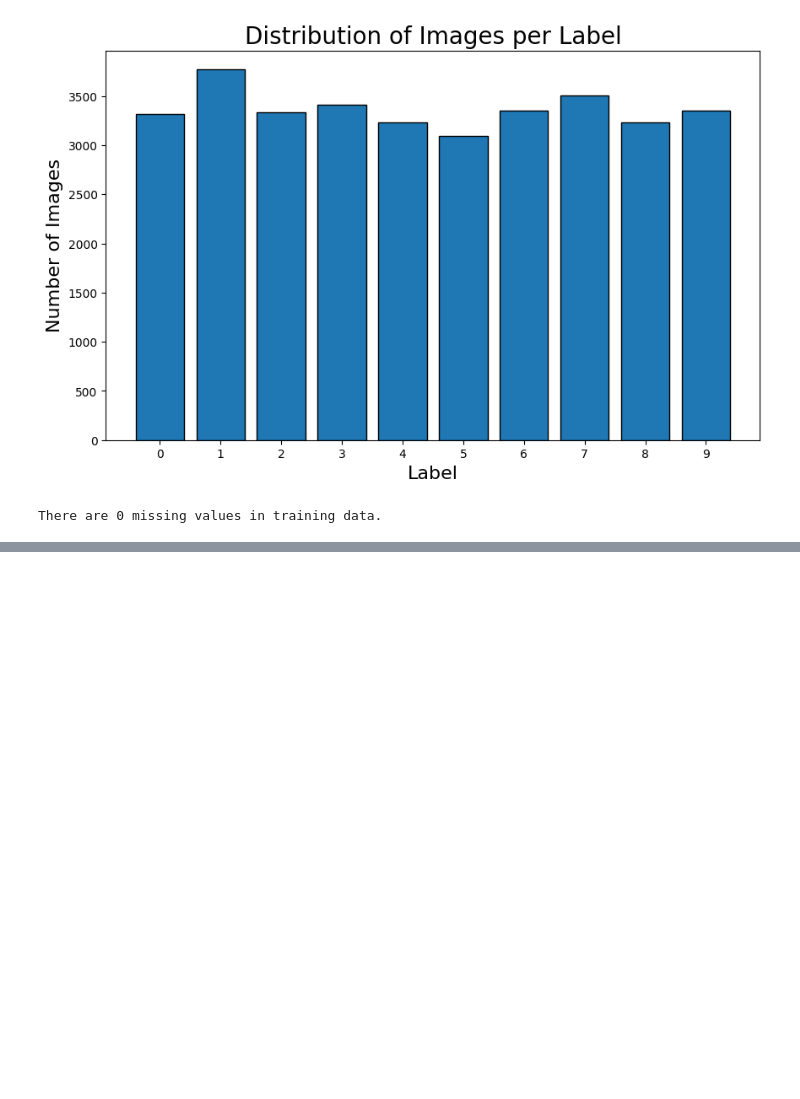
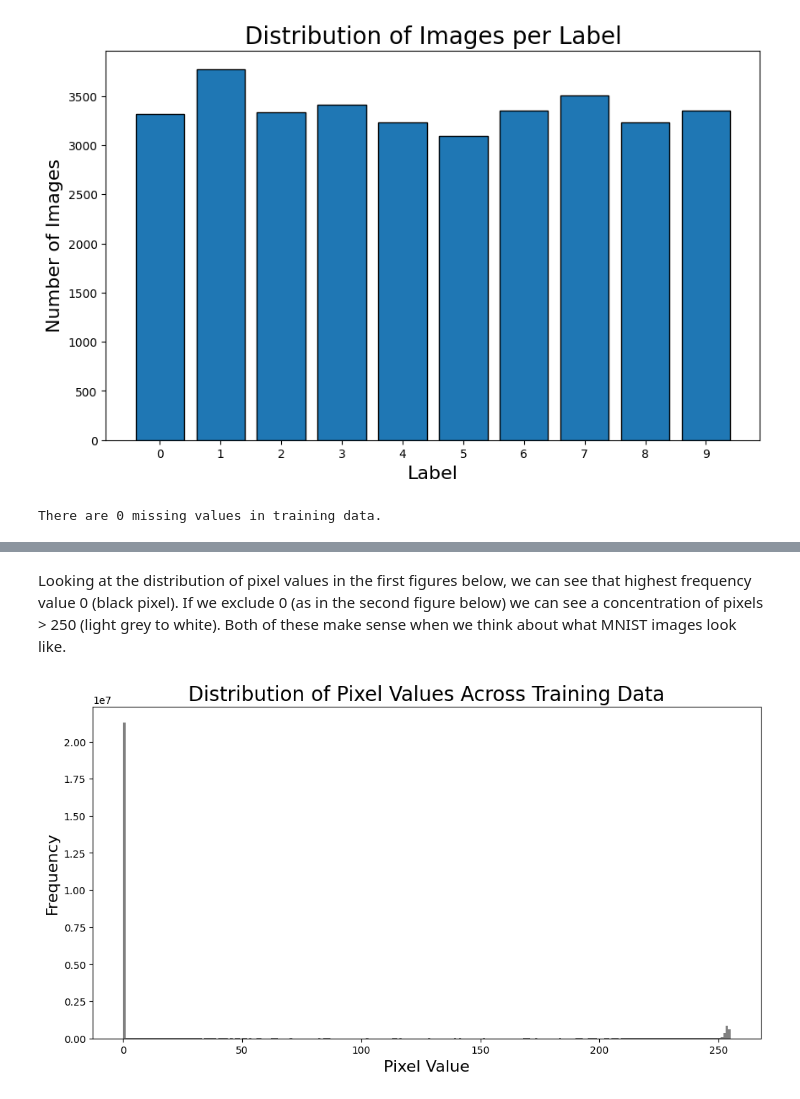
Before and after one commit to CateMerfeld/class_work, a Jupyter notebook: data_mining/cs548_programming_assignment_3.ipynb, the cells around one changed output, grey strips where cells are left out. Cells and saved outputs as stored; diff of their text form; code cells hidden in the pictures; blank space fills up the shorter version.

```diff
--- a/data_mining/cs548_programming_assignment_3.ipynb
+++ b/data_mining/cs548_programming_assignment_3.ipynb
@@ -38,0 +92,14 @@ There are 0 missing values in training data.
+# %% [markdown]
+Looking at the distribution of pixel values in the first figures below, we can see that highest frequency value 0 (black pixel). If we exclude 0 (as in the second figure below) we can see a concentration of pixels > 250 (light grey to white). Both of these make sense when we think about what MNIST images look like.
+# %%
+pixel_values = train_data.drop('label', axis=1).values.flatten()
+
+# Plotting the distribution of pixel values
+plt.figure(figsize=(12, 6))
+plt.hist(pixel_values, bins=255, color='gray')
+plt.title('Distribution of Pixel Values Across Training Data', fontsize=20)
+plt.xlabel('Pixel Value', fontsize=16)
+plt.ylabel('Frequency', fontsize=16)
+plt.show()
+# %% [output]
+[figure, added]
```
Also changed, not shown: parts of 21 cells of this notebook, 1 other file.
